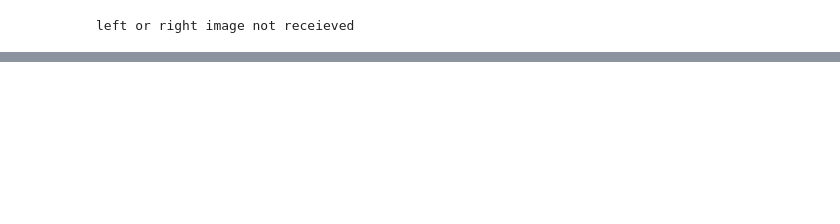
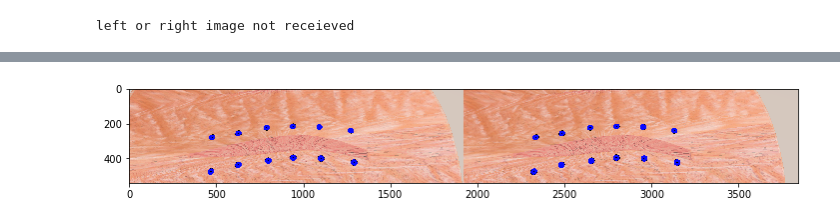
Before and after one commit to liambontkes/dvrk_suturing, a Jupyter notebook: dvrk_suturing_experiments.ipynb, the cells around one changed output, grey strips where cells are left out. Saved outputs shown, nothing was run; the diff lists cells and outputs as text; code cells hidden in the pictures; blank space fills up the shorter version.

```diff
--- a/dvrk_suturing_experiments.ipynb
+++ b/dvrk_suturing_experiments.ipynb
@@ -122,21 +129,23 @@ psm2.close_jaw()
 # %%
 import image_geometry
 utils = None
 import utils
 stereo_model = image_geometry.StereoCameraModel()
 stereo_model.fromCameraInfo(left_camera_info, right_camera_info)
 
 tf_cam_to_world = utils.tf_to_pykdl_frame(tf_listener.lookupTransform('simworld', 'simcamera', rospy.Time()))
 tf_world_to_psm1 = \
     utils.tf_to_pykdl_frame(tf_listener.lookupTransform('PSM1_base', 'simworld', rospy.Time()))
 tf_world_to_psm2 = \
     utils.tf_to_pykdl_frame(tf_listener.lookupTransform('PSM2_base', 'simworld', rospy.Time()))
 
 objects, frame = utils.get_points_and_img(left_image_msg, right_image_msg, stereo_model, tf_cam_to_world)
 plt.figure(figsize=(12, 5))
 plt.imshow(frame)
 for o in objects:
-    o = PyKDL.Vector(o.x(), o.y(), o.z())
+    o = PyKDL.Vector(o.x(), o.y(), o.z()-0.005)
 #     o = PyKDL.Vector(o.x(), o.y(), o.z())
+# %% [output]
+[figure, added]
 # %%
 len(objects)
```
Also changed, not shown: parts of 11 cells of this notebook, 7 other files.
